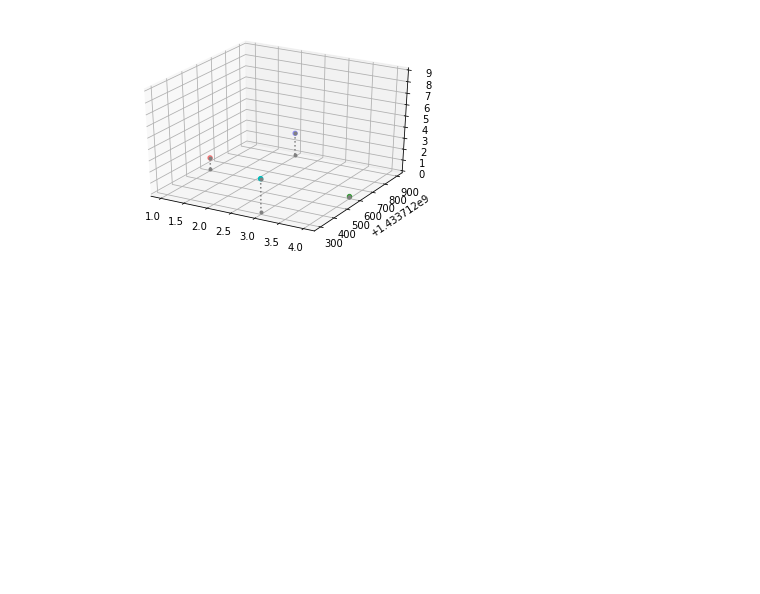
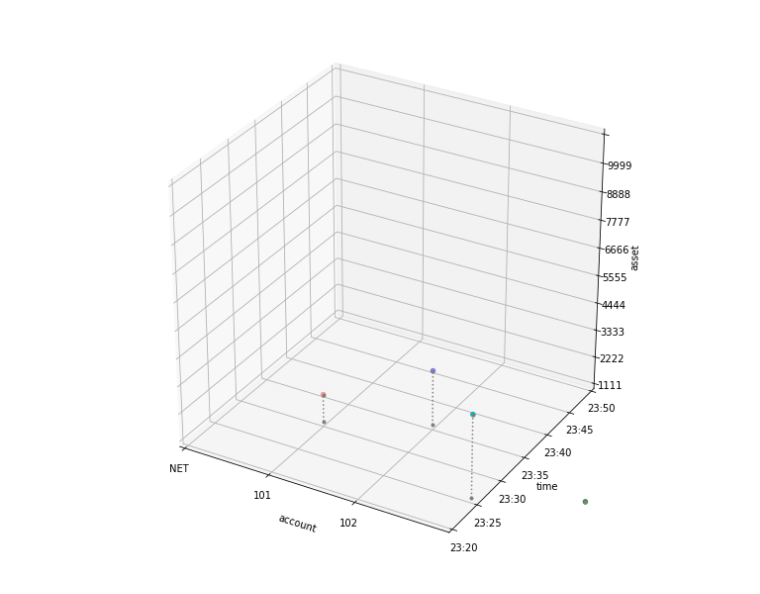
Before and after one commit to alaarmann/mixedpy, a Jupyter notebook: ResourceUsageHistory.ipynb, the cells around one changed output. Cells and saved outputs as stored; diff of their text form; code cells hidden in the pictures; blank space fills up the shorter version.

```diff
--- a/ResourceUsageHistory.ipynb
+++ b/ResourceUsageHistory.ipynb
@@ -16,10 +32,18 @@ ruh_entry04 = np.array ([4, datetime(2015, 6, 7, 23, 30).timestamp(), 0])
 %matplotlib inline
 import matplotlib.pyplot as plt
 from mpl_toolkits.mplot3d import Axes3D
-
-subplot3d = plt.subplot(111, projection='3d')
+fig = plt.figure(figsize=(10,10))
+subplot3d = fig.add_subplot(111, projection='3d')
 x_coords, y_coords, z_coords = zip(ruh_entry01, ruh_entry02, ruh_entry03, ruh_entry04)
 subplot3d.scatter(x_coords, y_coords, z_coords)
+subplot3d.set_xlabel('account')
+subplot3d.set_xticklabels(accounts)
+subplot3d.set_ylim3d([time_ticks[0], time_ticks[-1]])
+subplot3d.set_ylabel('time')
+subplot3d.set_yticks(time_ticks)
+subplot3d.set_yticklabels(time_labels)
 subplot3d.set_zlim3d([0, 9])
+subplot3d.set_zlabel('asset')
+subplot3d.set_zticklabels(assets)
 plt.show()
 # %% [output]
@@ -27,14 +51,31 @@ plt.show()
 # %%
 def plot_vectors3d(ax, vectors3d, z0, **options):
     for v in vectors3d:
         x, y, z = v
         ax.plot([x,x], [y,y], [z0, z], color="gray", linestyle='dotted', marker=".")
     x_coords, y_coords, z_coords = zip(*vectors3d)
     ax.scatter(x_coords, y_coords, z_coords, **options)
 
-subplot3d = plt.subplot(111, projection='3d')
-subplot3d.set_zlim([0, 9])
-plot_vectors3d(subplot3d, [ruh_entry01, ruh_entry02, ruh_entry03, ruh_entry04], 0, color=("r","b", 'c', 'g'))
-plt.show()
+def create_plot(plot_func):
+    fig = plt.figure(figsize=(10,10))
+    subplot3d = fig.add_subplot(111, projection='3d')
+    subplot3d.set_xlim3d([0, 3])
+    subplot3d.set_xlabel('account')
+    subplot3d.set_xticks([0, 1, 2])
+    subplot3d.set_xticklabels(accounts)
+    subplot3d.set_ylim3d([time_ticks[0], time_ticks[-1]])
+    subplot3d.set_ylabel('time')
+    subplot3d.set_yticks(time_ticks)
+    subplot3d.set_yticklabels(time_labels)
+    subplot3d.set_zlim3d([0, 9])
+    subplot3d.set_zlabel('asset')
+    subplot3d.set_zticklabels(assets)
+    plot_func(subplot3d)
+    plt.show()
+
+def plot_func(this_plot):
+    plot_vectors3d(this_plot, [ruh_entry01, ruh_entry02, ruh_entry03, ruh_entry04], 0, color=("r","b", 'c', 'g'))
+
+create_plot(plot_func)
 # %% [output]
-[figure, old version]
+[figure, new version]
```
Also changed, not shown: parts of 4 cells of this notebook.
